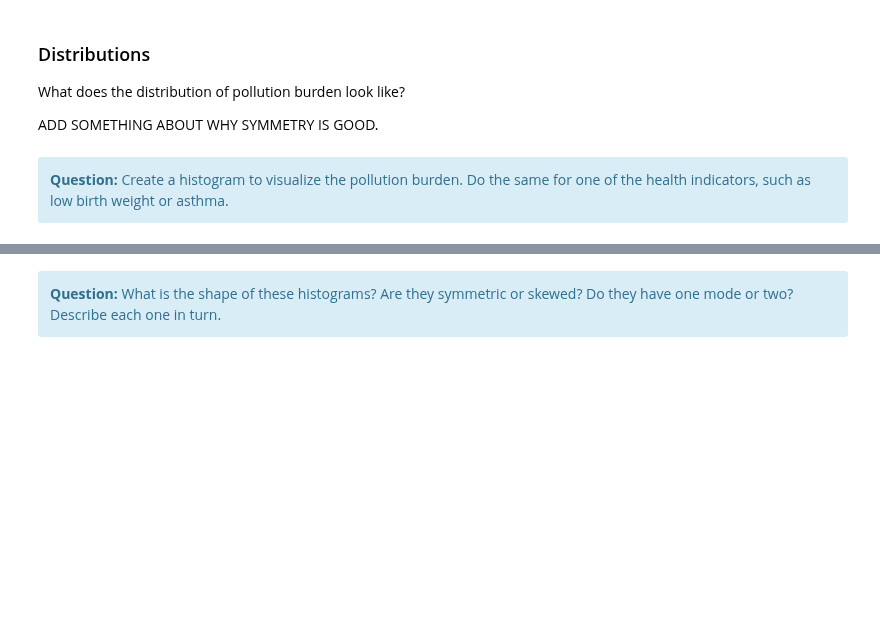
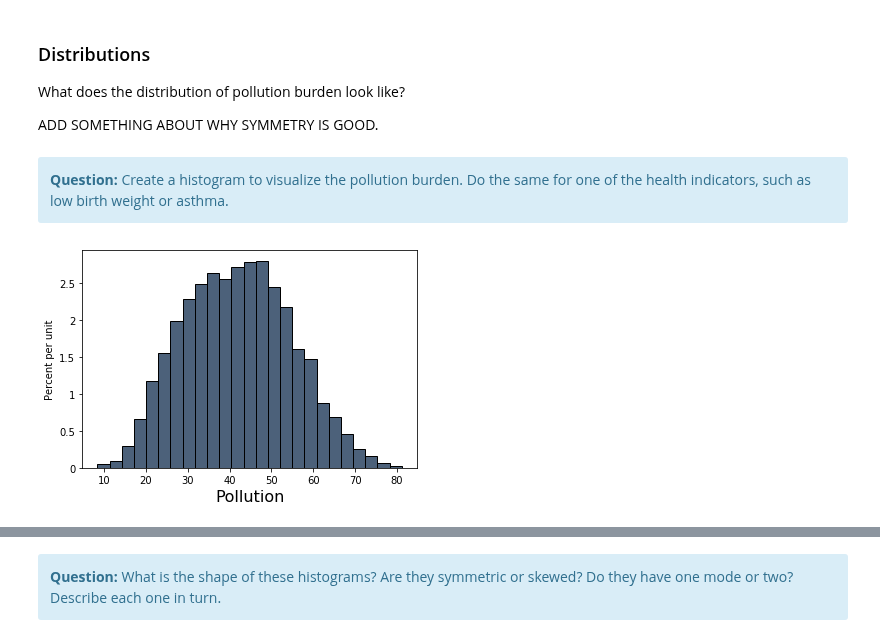
Before and after one commit to ds-modules/BUDS-SU21-Dev, a Jupyter notebook: Project_2/Pollution/Pollution.ipynb, the cells around one changed output, grey strips where cells are left out. Drawn from its saved outputs; the diff is of its cells as text; code cells hidden in the pictures; blank space fills up the shorter version.

```diff
--- a/Project_2/Pollution/Pollution.ipynb
+++ b/Project_2/Pollution/Pollution.ipynb
@@ -210,7 +211,9 @@ ADD SOMETHING ABOUT WHY SYMMETRY IS GOOD.
 <b>Question:</b> Create a histogram to visualize the pollution burden. Do the same for one of the health indicators, such as low birth weight or asthma.
    </div>
 # %%
-ces_data.select('Pollution').hist()
+ces_data.select('Pollution').hist(bins=25)
+# %% [output]
+[figure, added]
 # %%
 ces_data.hist('...')
 # %%
```
Also changed, not shown: parts of 7 cells of this notebook.
